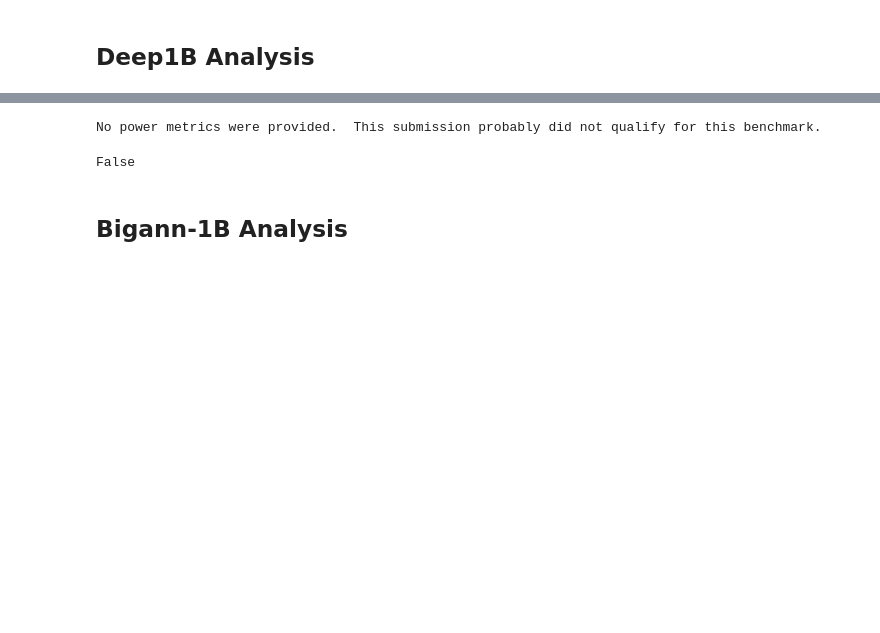
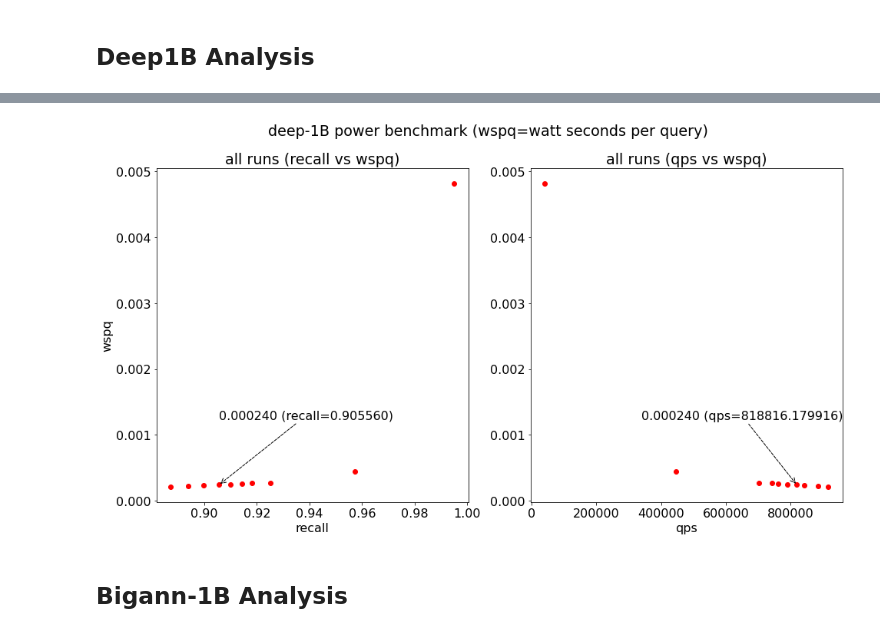
Before and after one commit to harsha-simhadri/big-ann-benchmarks, a Jupyter notebook: t3/eval_2021/cuanns_multigpu/EvalPublic.ipynb, the cells around one changed output, grey strips where cells are left out. Cells and saved outputs as stored; diff of their text form; code cells hidden in the pictures; blank space fills up the shorter version.

Commit message:
nvidia multi now with power

```diff
--- a/t3/eval_2021/cuanns_multigpu/EvalPublic.ipynb
+++ b/t3/eval_2021/cuanns_multigpu/EvalPublic.ipynb
@@ -44,12 +44,11 @@ evaluator.plot_throughput("deep-1B",
 # %%
 %matplotlib inline
 evaluator.plot_power("deep-1B",
-        tweak=[[0.0,0.001],[-70000,0.001]], # adjust text annotation
+        tweak=[[0.0,0.001],[-480000,0.001]], # adjust text annotation
         savepath="deep-1B_power.png"
 )
 # %% [output]
-No power metrics were provided.  This submission probably did not qualify for this benchmark.
-False
+[figure, added]
 # %% [markdown]
 ## Bigann-1B Analysis
 # %%
```
Also changed, not shown: parts of 9 cells of this notebook, 12 other files.
